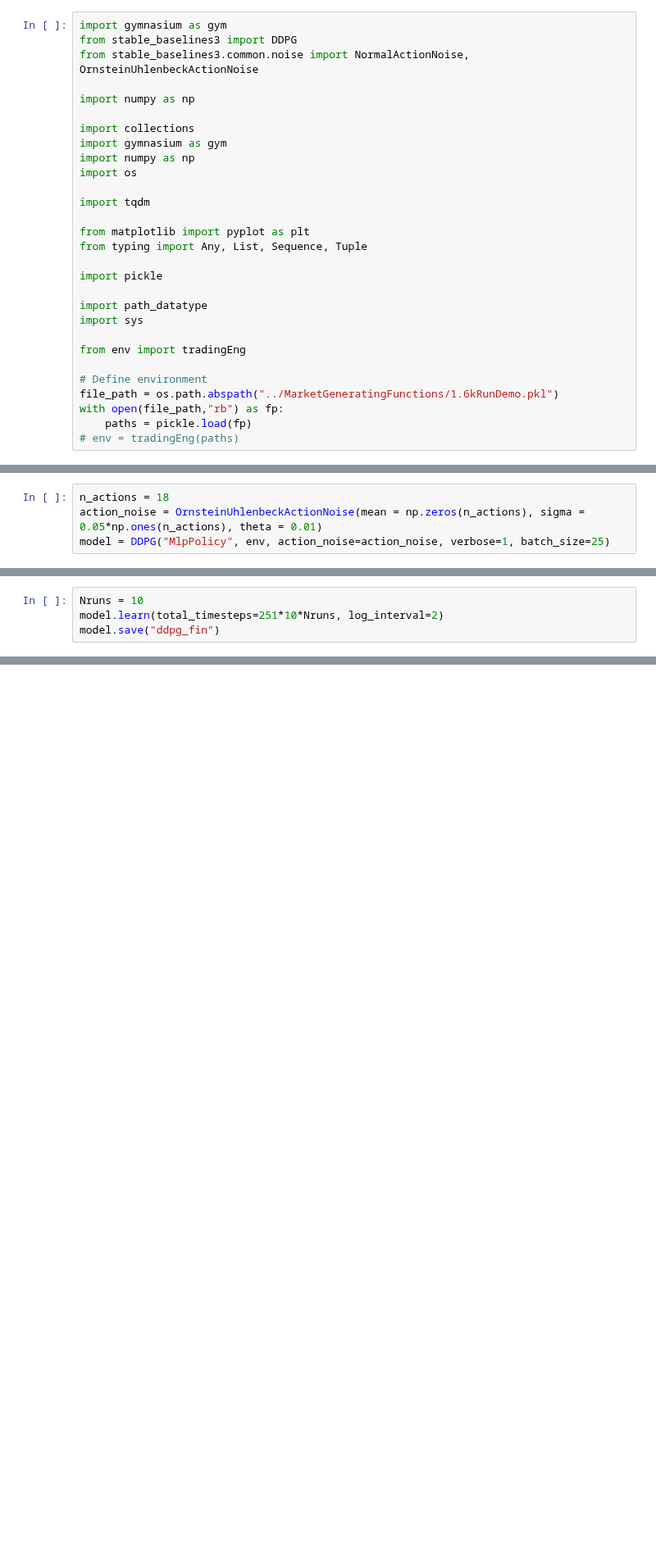
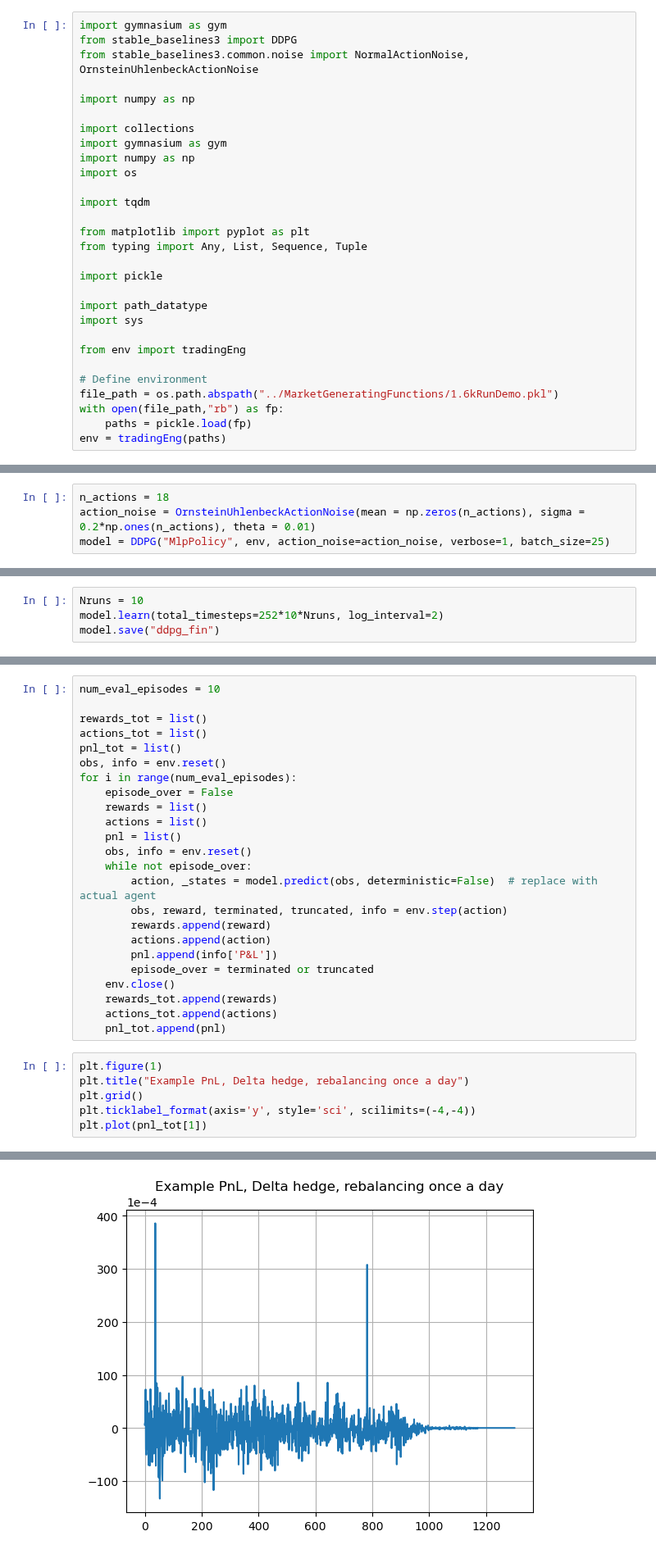
Before and after one commit to spelbella/cva_risk_management_thesis, a Jupyter notebook: Hedge/DDPG_test.ipynb, the cells around one changed output, grey strips where cells are left out. Shown at 82% size. Saved outputs shown, nothing was run; the diff lists cells and outputs as text; blank space fills up the shorter version.

```diff
--- a/Hedge/DDPG_test.ipynb
+++ b/Hedge/DDPG_test.ipynb
@@ -28,7 +28,7 @@ from env import tradingEng
 file_path = os.path.abspath("../MarketGeneratingFunctions/1.6kRunDemo.pkl")
 with open(file_path,"rb") as fp:
     paths = pickle.load(fp)
-# env = tradingEng(paths)
+env = tradingEng(paths)
 # %%
 import importlib
 import env
@@ -47,7 +49,7 @@ AssertionError: The observation returned by the `reset()` method does not match
 ### Making the Agent
 # %%
 n_actions = 18
-action_noise = OrnsteinUhlenbeckActionNoise(mean = np.zeros(n_actions), sigma = 0.05*np.ones(n_actions), theta = 0.01)
+action_noise = OrnsteinUhlenbeckActionNoise(mean = np.zeros(n_actions), sigma = 0.2*np.ones(n_actions), theta = 0.01)
 model = DDPG("MlpPolicy", env, action_noise=action_noise, verbose=1, batch_size=25)
 # %% [output]
 Using cpu device
@@ -57,7 +59,7 @@ Wrapping the env in a DummyVecEnv.
 ### Training the Agent
 # %%
 Nruns = 10
-model.learn(total_timesteps=251*10*Nruns, log_interval=2)
+model.learn(total_timesteps=252*10*Nruns, log_interval=2)
 model.save("ddpg_fin")
 # %% [output]
 ---------------------------------
@@ -81,0 +110,31 @@ model.save("ddpg_fin")
+# %%
+num_eval_episodes = 10
+
+rewards_tot = list()
+actions_tot = list()
+pnl_tot = list()
+obs, info = env.reset()
+for i in range(num_eval_episodes):
+    episode_over = False
+    rewards = list()
+    actions = list()
+    pnl = list()
+    obs, info = env.reset()
+    while not episode_over:
+        action, _states = model.predict(obs, deterministic=False)  # replace with actual agent
+        obs, reward, terminated, truncated, info = env.step(action)
+        rewards.append(reward)
+        actions.append(action)
+        pnl.append(info['P&L'])
+        episode_over = terminated or truncated
+    env.close()
+    rewards_tot.append(rewards)
+    actions_tot.append(actions)
+    pnl_tot.append(pnl)
+# %%
+plt.figure(1)
+plt.title("Example PnL, Delta hedge, rebalancing once a day")
+plt.grid()
+plt.ticklabel_format(axis='y', style='sci', scilimits=(-4,-4))
+plt.plot(pnl_tot[1])
+# %% [output]
@@ -81,0 +142 @@ model.save("ddpg_fin")
+[figure, added]
```
Also changed, not shown: parts of 18 cells of this notebook, 2 other files.
